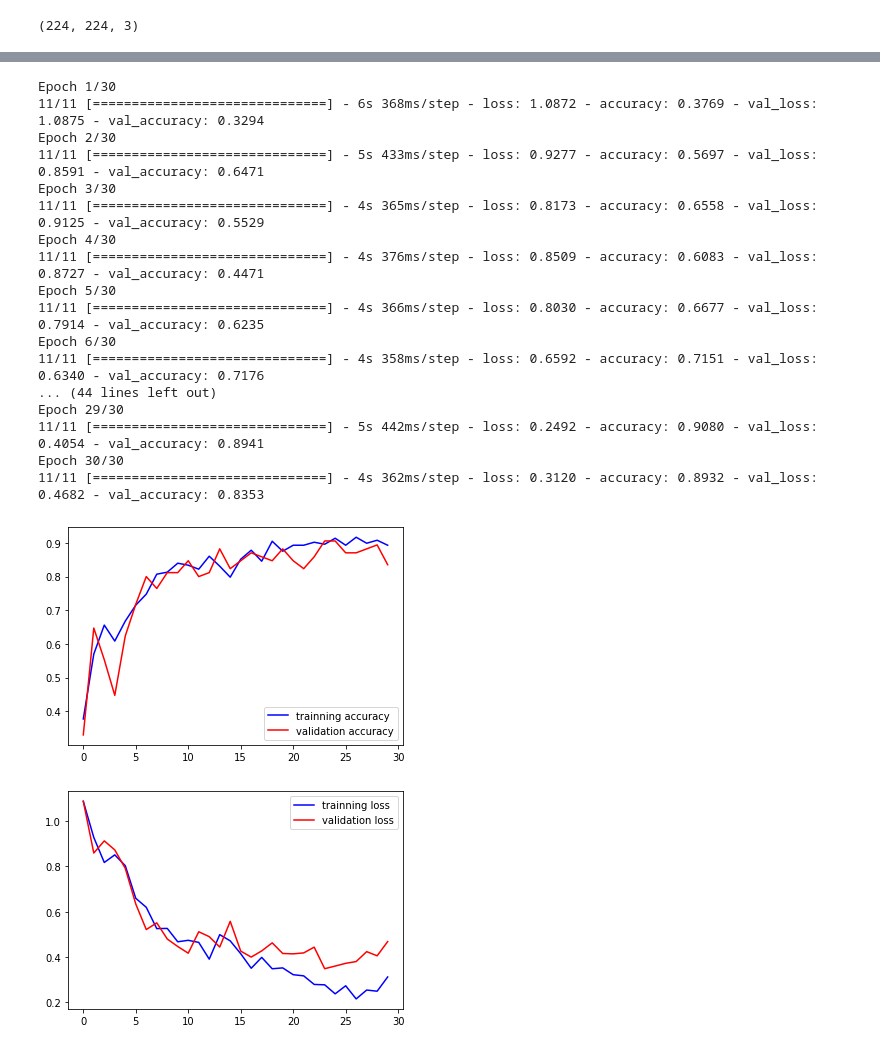
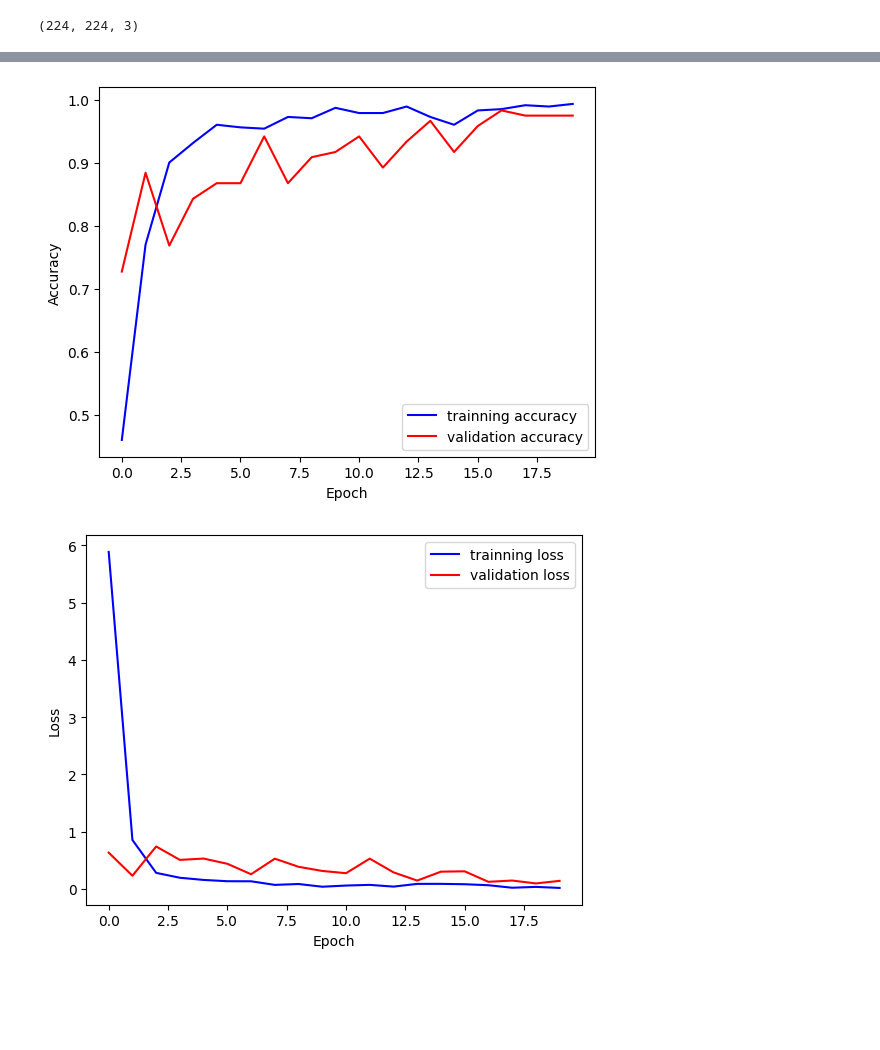
Before and after one commit to 22049236-Yuyang-Xiao/DL4SN-Household-Discompose-Bag-Classification-using-Arduino-Nano-33-, a Jupyter notebook: bag_classification.ipynb, the cells around one changed output, grey strips where cells are left out. Drawn from its saved outputs; the diff is of its cells as text; code cells hidden in the pictures; blank space fills up the shorter version.

```diff
--- a/bag_classification.ipynb
+++ b/bag_classification.ipynb
@@ -46,6 +48,14 @@ label_bin = LabelBinarizer()
 y = label_bin.fit_transform(y)
 Y = np.array(y)
 
+# TRAIN_SPLIT =  int(0.6 * len(X))
+
+# TEST_SPLIT = int(0.15 * len(X)+TRAIN_SPLIT)
+
 X_train, X_test, Y_train, Y_test = train_test_split(X, Y, random_state=42, test_size=0.2)
+X_train, X_validate, Y_train, Y_validate = train_test_split(X_train, Y_train, random_state=42, test_size=0.2)
+# X_train, X_test, X_validate = np.split(X, [TRAIN_SPLIT, TEST_SPLIT])
+# Y_train, Y_test, Y_validate = np.split(Y, [TRAIN_SPLIT, TEST_SPLIT])
+print('x and y are: ')
 
-print('x and y are: ')
+print(len(X_validate),len(X_test))
@@ -52,11 +65,30 @@ print('x and y are: ')
 # %%
 train_generator = ImageDataGenerator(rescale=1/255, zoom_range=0.2, horizontal_flip=True, rotation_range=30)
+val_generator = ImageDataGenerator(rescale=1/255)
 test_generator = ImageDataGenerator(rescale=1/255)
 
-train_generator = train_generator.flow(np.array(X_train), Y_train, shuffle=False)
+train_generator = train_generator.flow(np.array(X_train), Y_train, shuffle=True)
+val_generator = test_generator.flow(np.array(X_validate), Y_validate, shuffle=True)
 test_generator = test_generator.flow(np.array(X_test), Y_test, shuffle=False)
 # %%
 X_train.shape[1:]
 # %% [output]
 (224, 224, 3)
+# %%
+from tensorflow.keras.layers import Dense, Flatten
+from tensorflow.keras.models import Model
+INPUT_SHAPE = X_train.shape[1:]
+
+base_model = tf.keras.applications.MobileNet(
+    input_shape = INPUT_SHAPE,
+    weights = 'imagenet',
+    include_top=False,
+    alpha = 0.25
+)
+
+x = Flatten()(base_model.output)
+x = Dense(256, activation='relu')(x)
+x = Dropout(0.2)(x)
+x = Dense(128, activation='relu')(x)
+x = Dense(3, activation='softmax')(x)
 # %%
@@ -102,0 +199,8 @@ _________________________________________________________________
+# %%
+best_model = Model(inputs=base_model.input, outputs=x)
+
+optimizer = tf.keras.optimizers.Adam(learning_rate=0.001)
+
+best_model.compile(loss="categorical_crossentropy", metrics=["accuracy"], optimizer=optimizer)
+
+history = best_model.fit(train_generator, batch_size = 10,epochs = 20, validation_data=val_generator, shuffle=True, validation_steps=len(val_generator))
@@ -103,39 +225,24 @@ _________________________________________________________________
 # %%
-history = model.fit(train_generator, batch_size = 5,epochs=30, validation_data=test_generator, shuffle=True, validation_steps=len(test_generator))
-
 accuracy = history.history['accuracy']
 val_accuracy = history.history['val_accuracy']
 loss = history.history['loss']
 val_loss = history.history['val_loss']
 epochs = range(len(accuracy))
 
 plt.plot(epochs, accuracy, "b", label="trainning accuracy")
 plt.plot(epochs, val_accuracy, "r", label="validation accuracy")
+plt.xlabel('Epoch')
+plt.ylabel('Accuracy')
 plt.legend()
 plt.show()
 
 plt.plot(epochs, loss, "b", label="trainning loss")
 plt.plot(epochs, val_loss, "r", label="validation loss")
+plt.xlabel('Epoch')
+plt.ylabel('Loss')
 plt.legend()
 plt.show()
 # %% [output]
-Epoch 1/30
-11/11 [==============================] - 6s 368ms/step - loss: 1.0872 - accuracy: 0.3769 - val_loss: 1.0875 - val_accuracy: 0.3294
-Epoch 2/30
-11/11 [==============================] - 5s 433ms/step - loss: 0.9277 - accuracy: 0.5697 - val_loss: 0.8591 - val_accuracy: 0.6471
-Epoch 3/30
-11/11 [==============================] - 4s 365ms/step - loss: 0.8173 - accuracy: 0.6558 - val_loss: 0.9125 - val_accuracy: 0.5529
-Epoch 4/30
-11/11 [==============================] - 4s 376ms/step - loss: 0.8509 - accuracy: 0.6083 - val_loss: 0.8727 - val_accuracy: 0.4471
-Epoch 5/30
-11/11 [==============================] - 4s 366ms/step - loss: 0.8030 - accuracy: 0.6677 - val_loss: 0.7914 - val_accuracy: 0.6235
-Epoch 6/30
-11/11 [==============================] - 4s 358ms/step - loss: 0.6592 - accuracy: 0.7151 - val_loss: 0.6340 - val_accuracy: 0.7176
-... (44 lines left out)
-Epoch 29/30
-11/11 [==============================] - 5s 442ms/step - loss: 0.2492 - accuracy: 0.9080 - val_loss: 0.4054 - val_accuracy: 0.8941
-Epoch 30/30
-11/11 [==============================] - 4s 362ms/step - loss: 0.3120 - accuracy: 0.8932 - val_loss: 0.4682 - val_accuracy: 0.8353
-[figure, old version]
+[figure, new version]
-[figure, old version]
+[figure, new version]
 # %%
```
Also changed, not shown: parts of 15 cells of this notebook.
